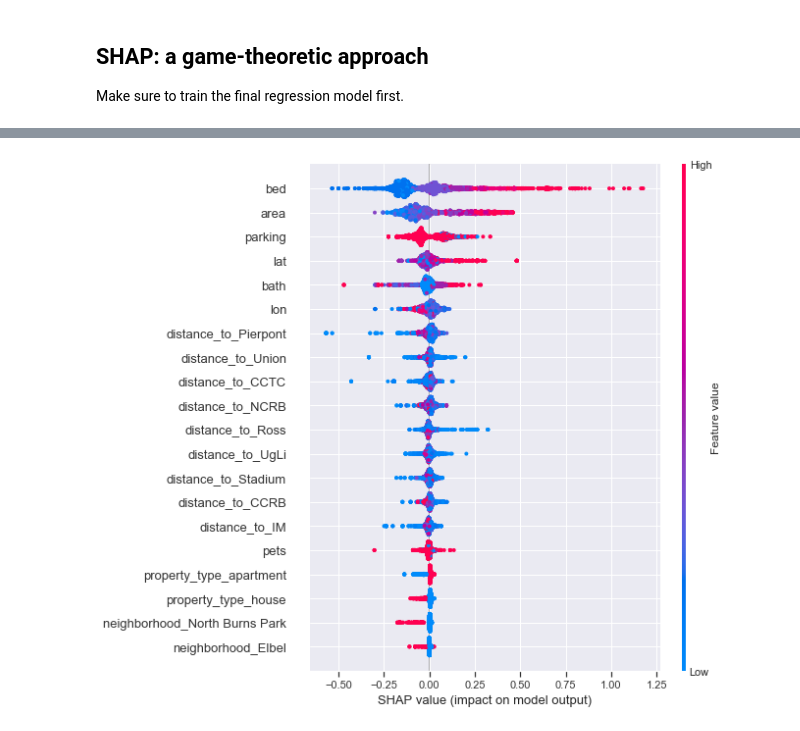
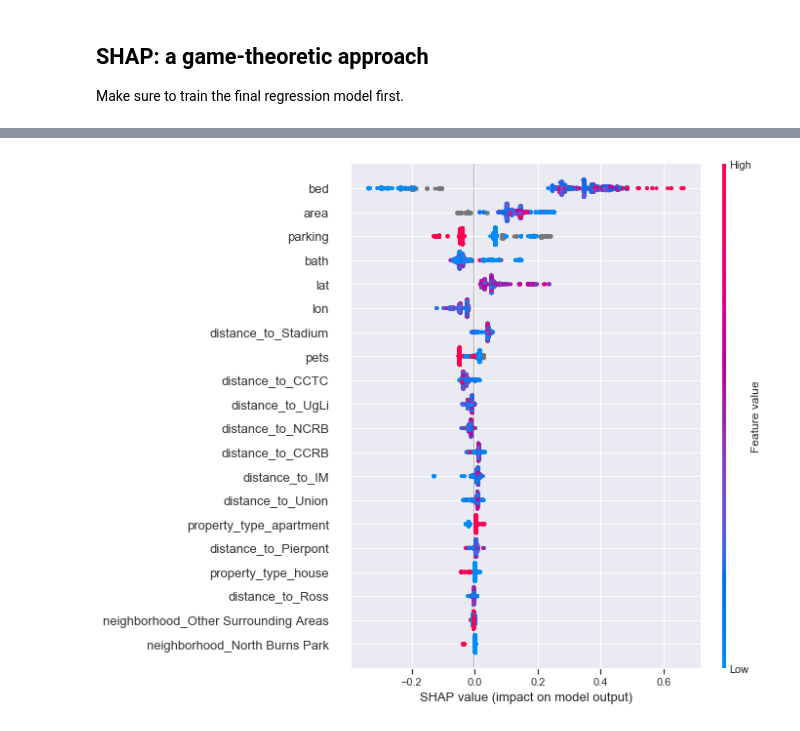
Before and after one commit to lilyzhai/housing-survey, a Jupyter notebook: regression/random-forest.ipynb, the cells around one changed output, grey strips where cells are left out. Cells and saved outputs as stored; diff of their text form; code cells hidden in the pictures.

```diff
--- a/regression/random-forest.ipynb
+++ b/regression/random-forest.ipynb
@@ -186,5 +186,13 @@ shap.initjs()
 # %%
 X = pd.read_json('../data/model_data/X_unscaled.json')
 y = pd.read_json('../data/model_data/y_unscaled.json', typ='series')
+
+# one-hot-encode categorical features
+X_encoded = pd.get_dummies(X.select_dtypes(exclude=np.number))
+X_encoded
+X_float = X.select_dtypes(include=np.number)
+X = pd.concat([X_float, X_encoded], axis=1)
+col = X.columns.to_numpy()
+
 X_tr, X_test, y_tr, y_test = train_test_split(X, y, random_state=4)
 # %% [markdown]
@@ -204,5 +222,5 @@ shap.force_plot(explainer.expected_value, shap_values[idx], X_tr.iloc[idx])
 # %%
 # summarize the effects of all the features
-shap.summary_plot(shap_values, X_train)
+shap.summary_plot(shap_values, X_tr)
 # %% [output]
-[figure, old version]
+[figure, new version]
```
Also changed, not shown: parts of 11 cells of this notebook, 2 other files.
